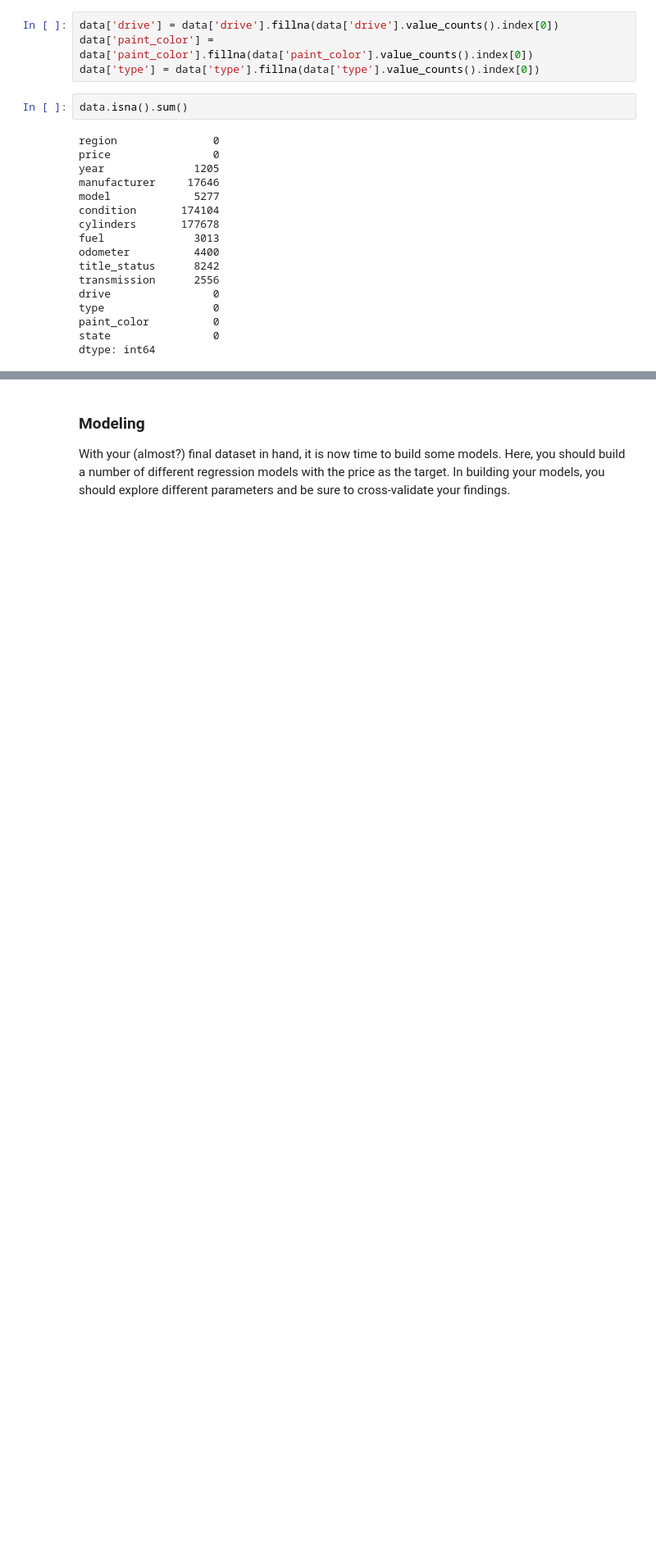
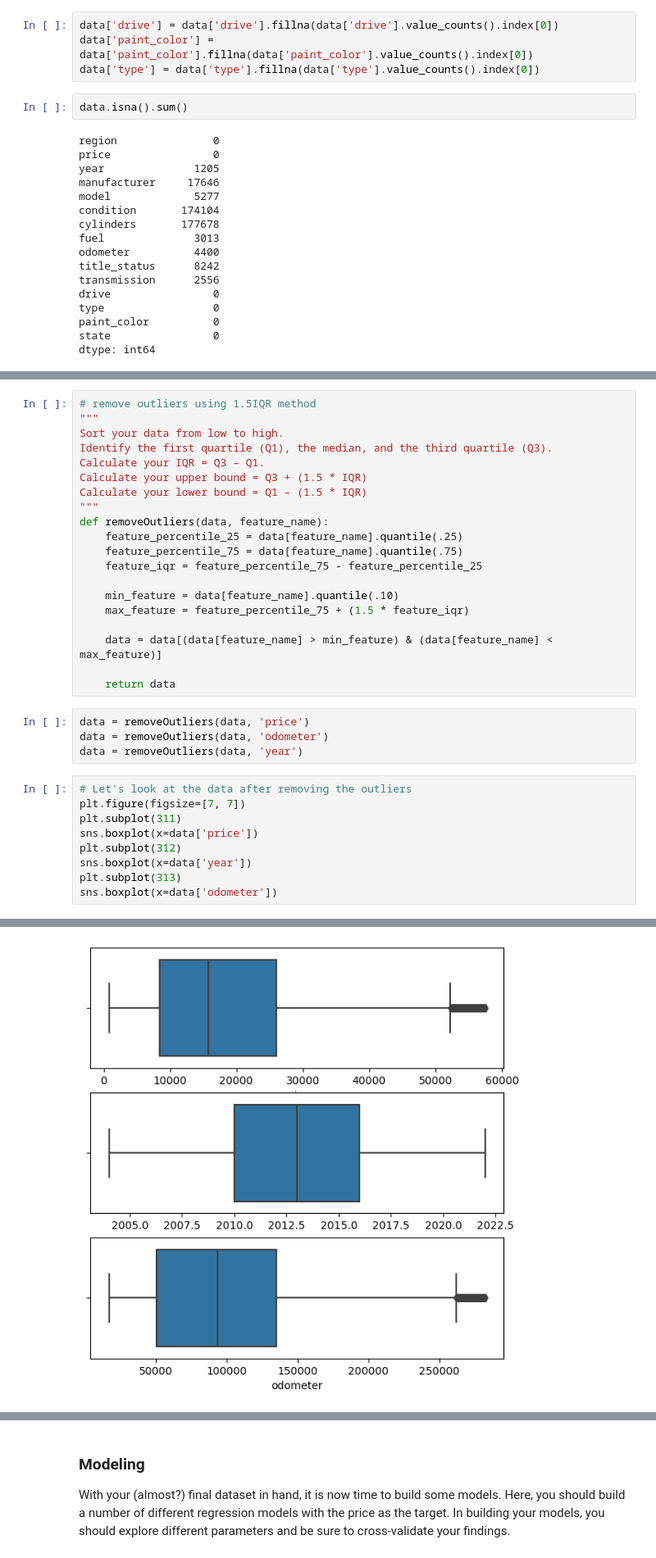
Before and after one commit to Hoomaaan/What-Drives-Prices-of-a-Car, a Jupyter notebook: prompt_II.ipynb, the cells around one changed output, grey strips where cells are left out. Shown at 82% size. Drawn from its saved outputs; the diff is of its cells as text; blank space fills up the shorter version.

```diff
--- a/prompt_II.ipynb
+++ b/prompt_II.ipynb
@@ -224,0 +346,34 @@ dtype: int64
+# %%
+# remove outliers using 1.5IQR method
+"""
+Sort your data from low to high.
+Identify the first quartile (Q1), the median, and the third quartile (Q3).
+Calculate your IQR = Q3 – Q1.
+Calculate your upper bound = Q3 + (1.5 * IQR)
+Calculate your lower bound = Q1 – (1.5 * IQR)
+"""
+def removeOutliers(data, feature_name):
+    feature_percentile_25 = data[feature_name].quantile(.25)
+    feature_percentile_75 = data[feature_name].quantile(.75)
+    feature_iqr = feature_percentile_75 - feature_percentile_25
+
+    min_feature = data[feature_name].quantile(.10)
+    max_feature = feature_percentile_75 + (1.5 * feature_iqr)
+
+    data = data[(data[feature_name] > min_feature) & (data[feature_name] < max_feature)]
+
+    return data
+# %%
+data = removeOutliers(data, 'price')
+data = removeOutliers(data, 'odometer')
+data = removeOutliers(data, 'year')
+# %%
+# Let's look at the data after removing the outliers
+plt.figure(figsize=[7, 7])
+plt.subplot(311)
+sns.boxplot(x=data['price'])
+plt.subplot(312)
+sns.boxplot(x=data['year'])
+plt.subplot(313)
+sns.boxplot(x=data['odometer'])
+# %% [output]
@@ -224,0 +381 @@ dtype: int64
+[figure, added]
```
Also changed, not shown: parts of 31 cells of this notebook.
